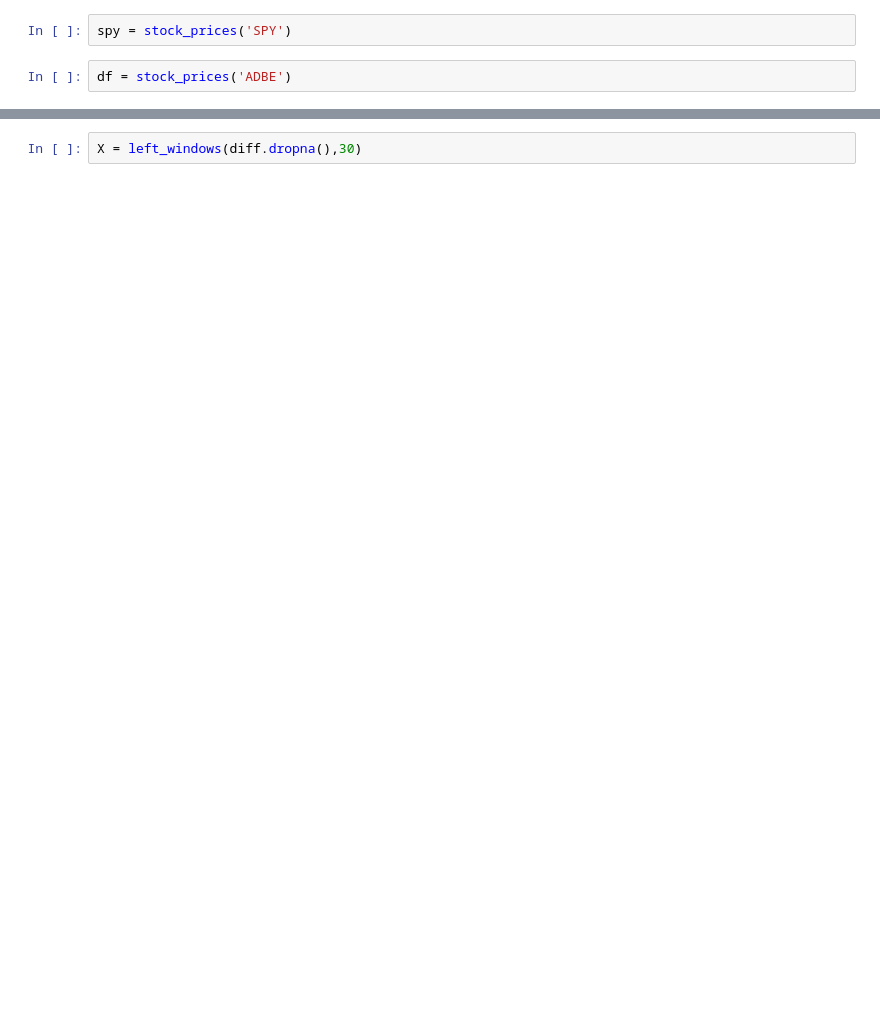
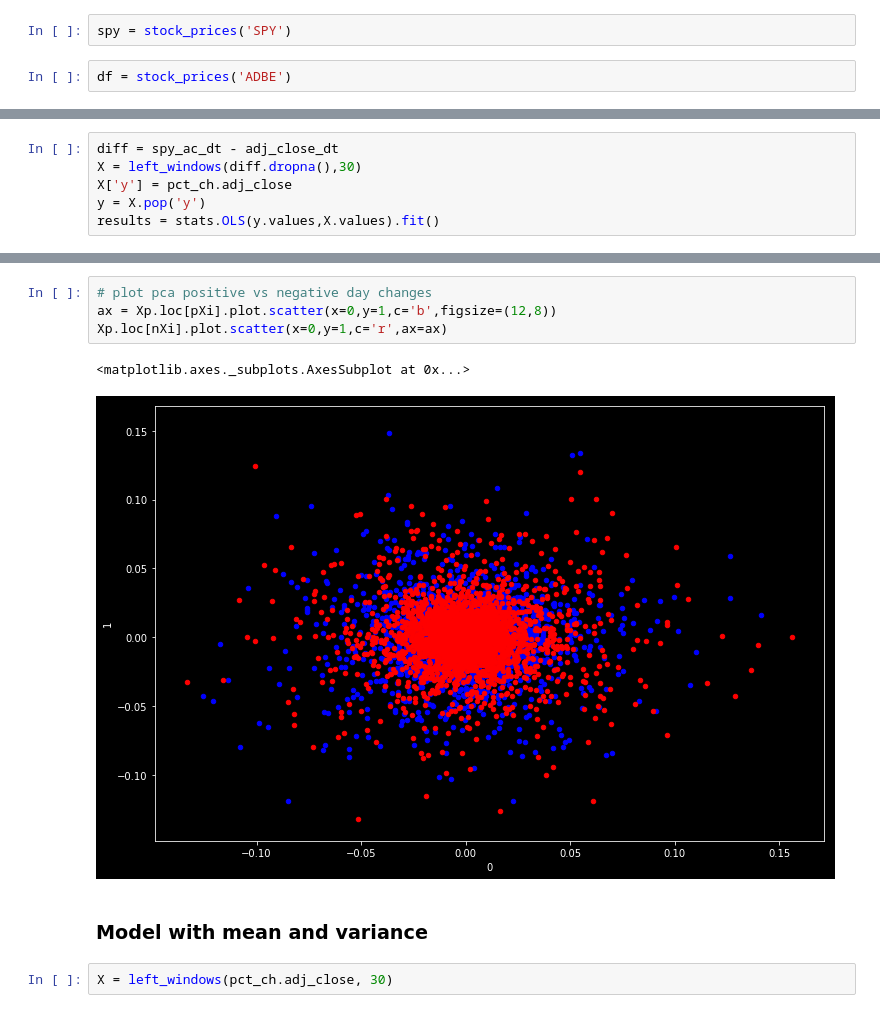
Before and after one commit to jackmuskopf/market-test-scratch, a Jupyter notebook: model-dev/linear-model.ipynb, the cells around one changed output, grey strips where cells are left out. Drawn from its saved outputs; the diff is of its cells as text; blank space fills up the shorter version.

```diff
--- a/model-dev/linear-model.ipynb
+++ b/model-dev/linear-model.ipynb
@@ -25,0 +27,6 @@ diff = spy_smooth - sm_adj_close_dt
+# %%
+diff = spy_ac_dt - adj_close_dt
+X = left_windows(diff.dropna(),30)
+X['y'] = pct_ch.adj_close
+y = X.pop('y')
+results = stats.OLS(y.values,X.values).fit()
@@ -26,2 +66,11 @@ diff = spy_smooth - sm_adj_close_dt
+# %%
+# plot pca positive vs negative day changes
+ax = Xp.loc[pXi].plot.scatter(x=0,y=1,c='b',figsize=(12,8))
+Xp.loc[nXi].plot.scatter(x=0,y=1,c='r',ax=ax)
+# %% [output]
+<matplotlib.axes._subplots.AxesSubplot at 0x...>
+[figure, added]
+# %% [markdown]
+### Model with mean and variance
 # %%
-X = left_windows(diff.dropna(),30)
+X = left_windows(pct_ch.adj_close, 30)
```
Also changed, not shown: parts of 26 cells of this notebook, 6 other files.
